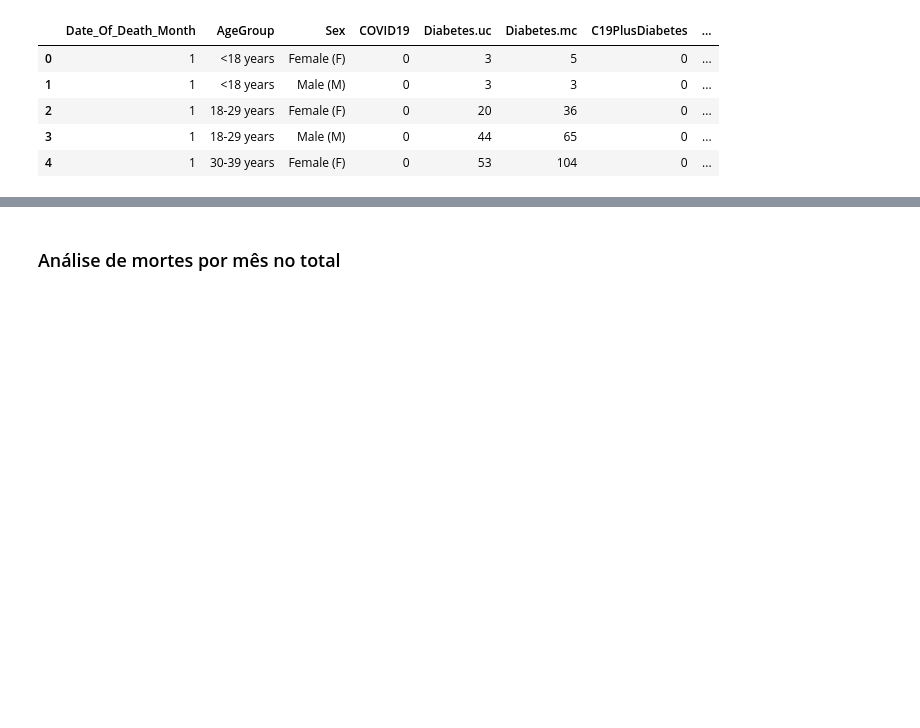
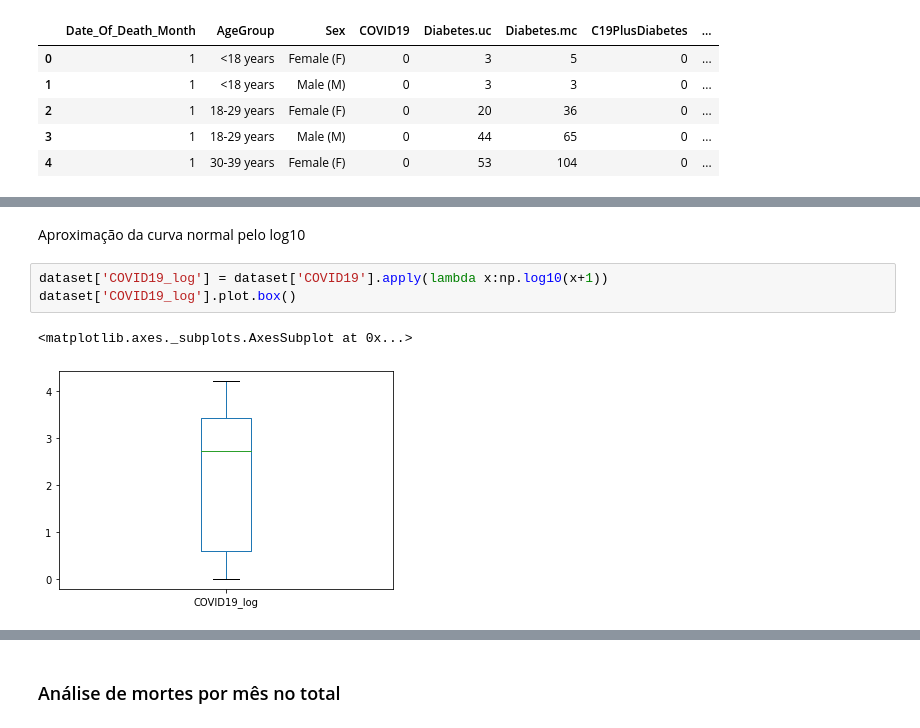
Before and after one commit to Giganoide01/Projeto_Analise_Dados_CinUFPE, a Jupyter notebook: projeto_iad.ipynb, the cells around one changed output, grey strips where cells are left out. Cells and saved outputs as stored; diff of their text form; blank space fills up the shorter version.

```diff
--- a/projeto_iad.ipynb
+++ b/projeto_iad.ipynb
@@ -184,0 +242,8 @@ dataset.head()
+# %% [markdown]
+Aproximação da curva normal pelo log10
+# %%
+dataset['COVID19_log'] = dataset['COVID19'].apply(lambda x:np.log10(x+1))
+dataset['COVID19_log'].plot.box()
+# %% [output]
+<matplotlib.axes._subplots.AxesSubplot at 0x...>
+[figure, added]
```
Also changed, not shown: parts of 58 cells of this notebook.
